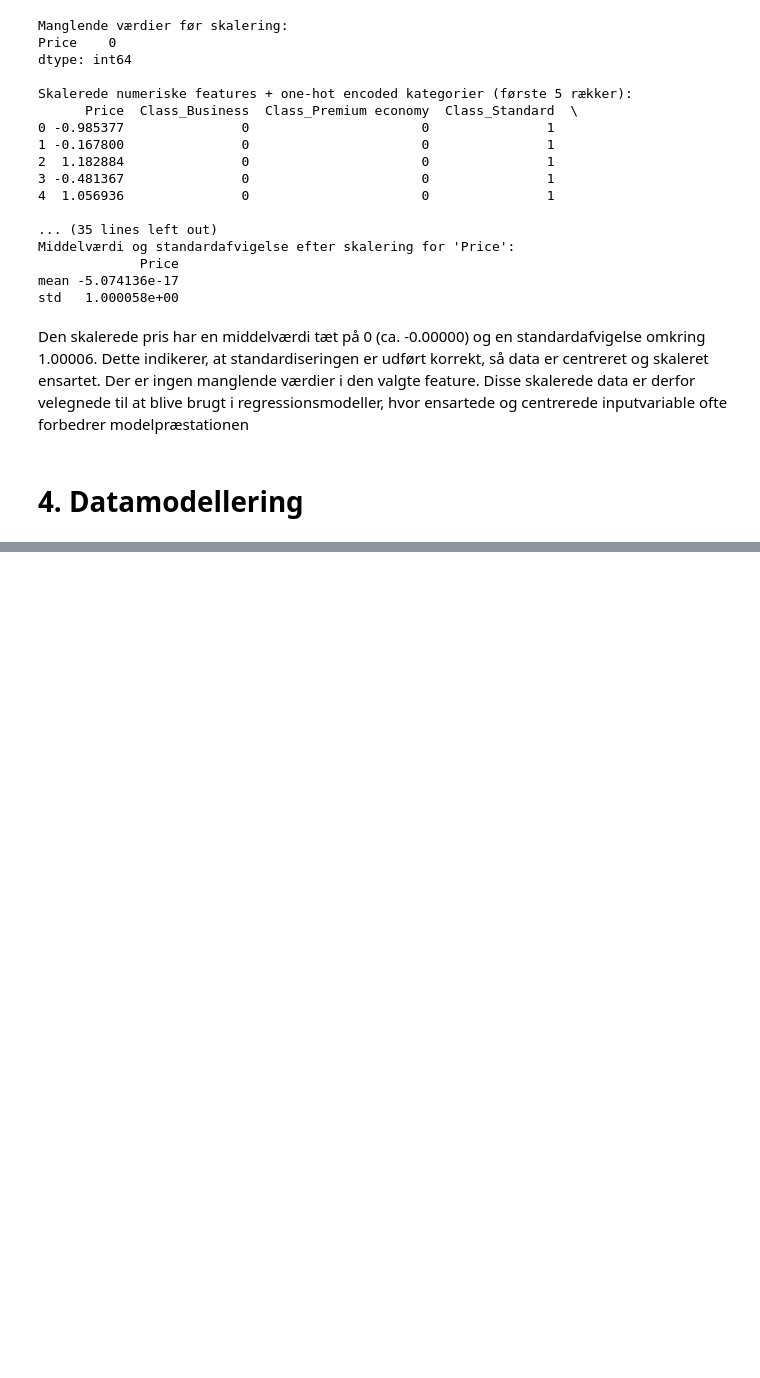
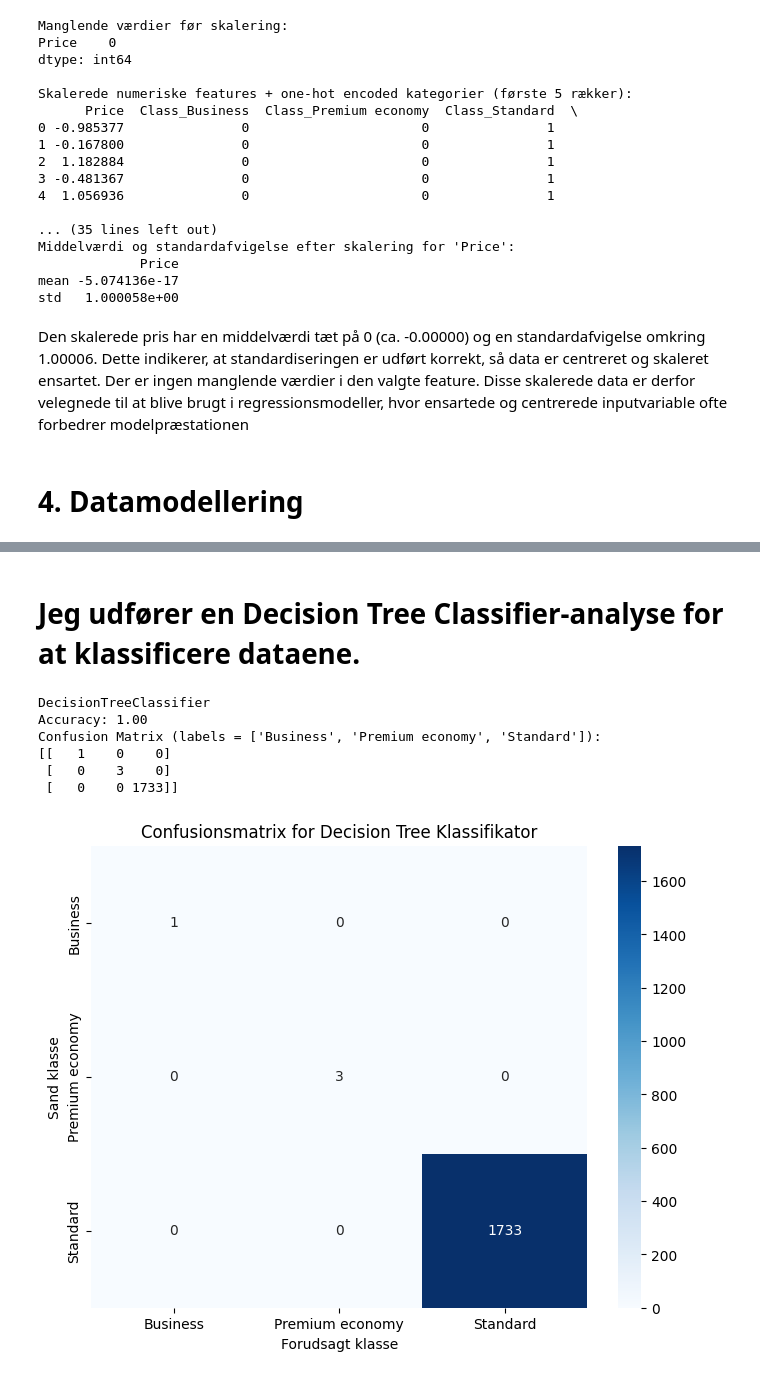
Before and after one commit to AllanChandler/BI-Exam, a Jupyter notebook: Notebook/Spørgsmål 4.ipynb, the cells around one changed output, grey strips where cells are left out. Drawn from its saved outputs; the diff is of its cells as text; code cells hidden in the pictures; blank space fills up the shorter version.

```diff
--- a/Notebook/Spørgsmål 4.ipynb
+++ b/Notebook/Spørgsmål 4.ipynb
@@ -514,0 +865,53 @@ Den skalerede pris har en middelværdi tæt på 0 (ca. -0.00000) og en standarda
+# %% [markdown]
+# Jeg udfører en Decision Tree Classifier-analyse for at klassificere dataene.
+# %%
+
+X_clf = df.drop(columns=['price', 'class'])
+y_clf = df['class']
+
+# Split data i train/test med stratificering for at bevare klassefordeling
+X_train_clf, X_test_clf, y_train_clf, y_test_clf = train_test_split(
+    X_clf, y_clf, test_size=0.2, random_state=42, stratify=y_clf)
+
+# One-hot encode kategoriske variable i både træning og test sæt
+X_train_clf = pd.get_dummies(X_train_clf, drop_first=True)
+X_test_clf = pd.get_dummies(X_test_clf, drop_first=True)
+
+# Reindex test sættet så kolonner matcher træningssættet (fyld med 0 hvor mangler)
+X_test_clf = X_test_clf.reindex(columns=X_train_clf.columns, fill_value=0)
+
+# Træn Decision Tree classifier direkte på ubalanceret træningsdata
+dtc = DecisionTreeClassifier(random_state=42)
+dtc.fit(X_train_clf, y_train_clf)
+
+# Forudsig på testdata (ubalance bibeholdt)
+y_pred_clf = dtc.predict(X_test_clf)
+
+# Evaluer modelens accuracy
+accuracy = accuracy_score(y_test_clf, y_pred_clf)
+
+# Sørg for at klasserne i confusion matrix matcher eksisterende klasser i y_test_clf
+labels = sorted(y_clf.unique())  # find alle klasser automatisk
+
+cm = confusion_matrix(y_test_clf, y_pred_clf, labels=labels)
+
+print("DecisionTreeClassifier")
+print(f"Accuracy: {accuracy:.2f}")
+print(f"Confusion Matrix (labels = {labels}):")
+print(cm)
+
+# Vis confusion matrix som heatmap
+plt.figure(figsize=(8,6))
+sns.heatmap(cm, annot=True, fmt='d', cmap='Blues', xticklabels=labels, yticklabels=labels)
+plt.xlabel('Forudsagt klasse')
+plt.ylabel('Sand klasse')
+plt.title('Confusionsmatrix for Decision Tree Klassifikator')
+plt.show()
+# %% [output]
+DecisionTreeClassifier
+Accuracy: 1.00
+Confusion Matrix (labels = ['Business', 'Premium economy', 'Standard']):
+[[   1    0    0]
+ [   0    3    0]
+ [   0    0 1733]]
+[figure, added]
```
Also changed, not shown: parts of 15 cells of this notebook, 7 other files.
